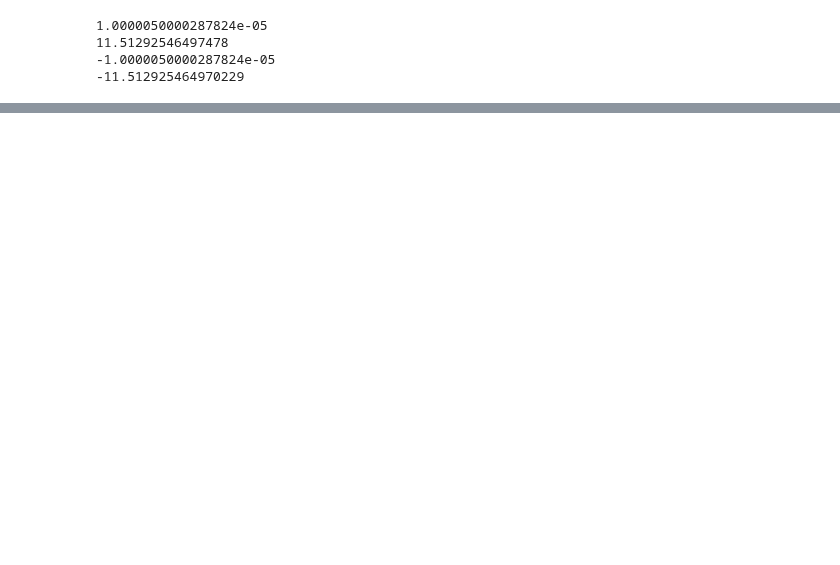
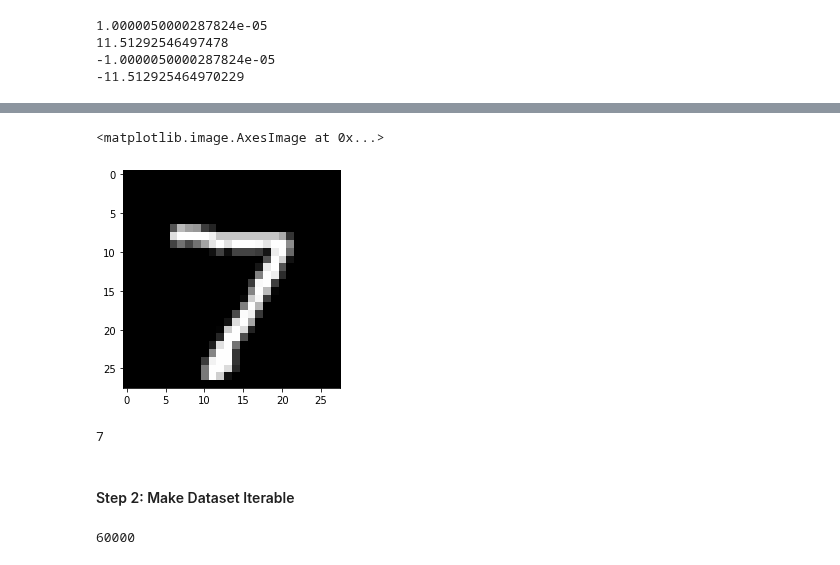
Before and after one commit to AnshMittal1811/Pytorch, a Jupyter notebook: Untitled.ipynb, the cells around one changed output, grey strips where cells are left out. Saved outputs shown, nothing was run; the diff lists cells and outputs as text; code cells hidden in the pictures; blank space fills up the shorter version.

```diff
--- a/Untitled.ipynb
+++ b/Untitled.ipynb
@@ -57,0 +166,4 @@ print(math.log(0.00001))
+# %%
+test_dataset = dsets.MNIST(root = './data',
+                           train = False,
+                           transform = transforms.ToTensor())
@@ -57,0 +182,16 @@ print(math.log(0.00001))
+# %%
+show_img = test_dataset[0][0].numpy().reshape(28, 28)
+plt.imshow(show_img, cmap = 'gray')
+# %% [output]
+<matplotlib.image.AxesImage at 0x...>
+[figure, added]
+# %%
+test_dataset[0][1]
+# %% [output]
+7
+# %% [markdown]
+#### Step 2: Make Dataset Iterable
+# %%
+len(train_dataset)
+# %% [output]
+60000
```
Also changed, not shown: parts of 35 cells of this notebook, 10 other files.
